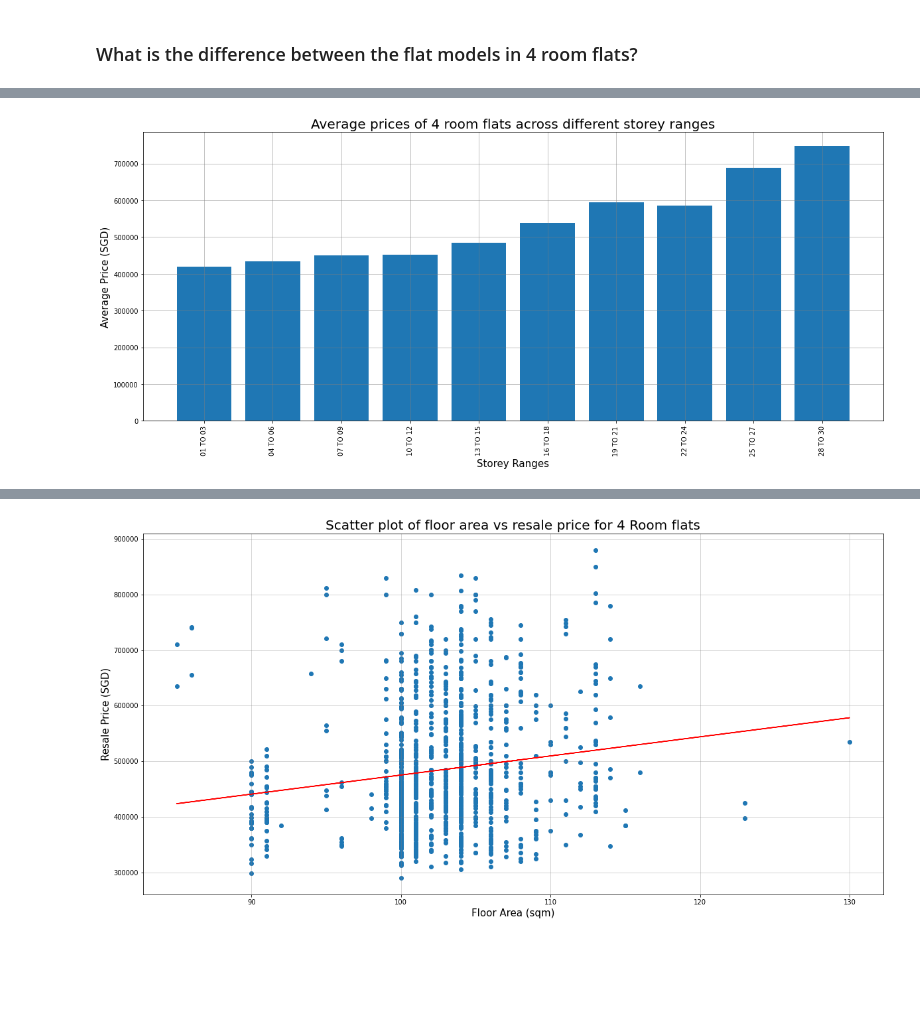
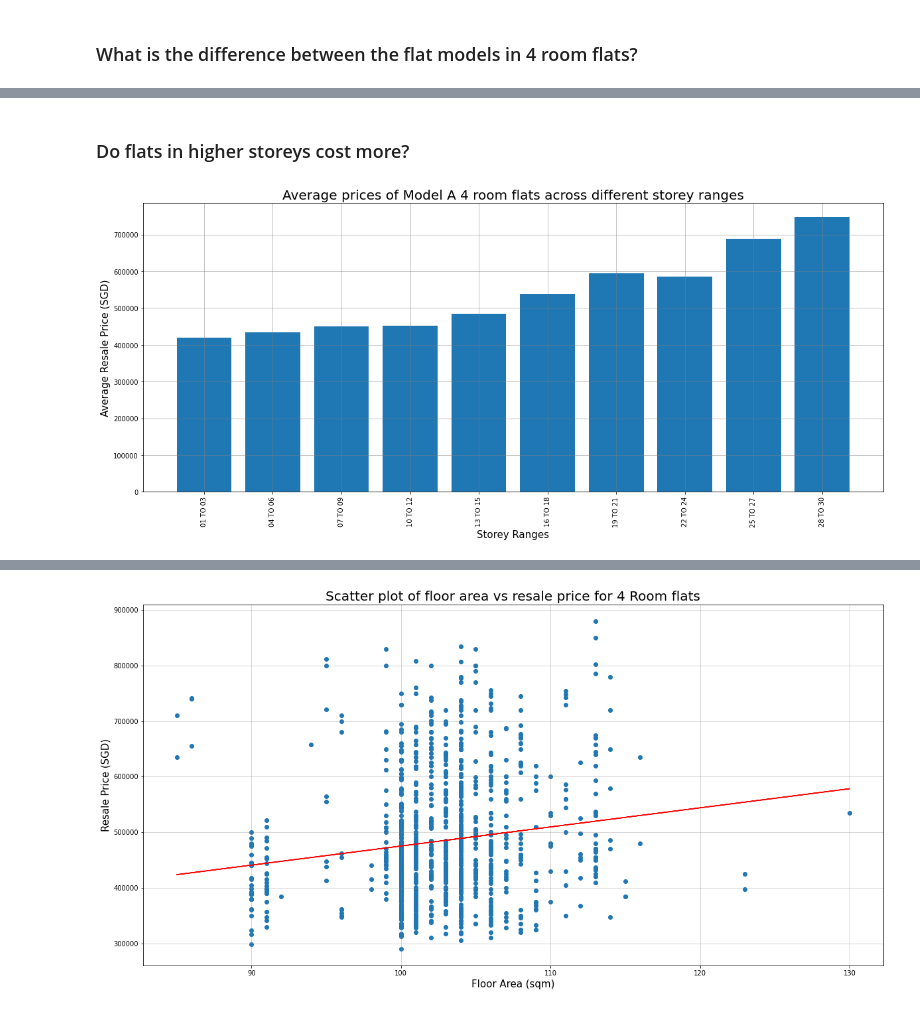
Before and after one commit to rajkaran27/PDS-CA1, a Jupyter notebook: Submission.ipynb, the cells around one changed output, grey strips where cells are left out. Cells and saved outputs as stored; diff of their text form; code cells hidden in the pictures; blank space fills up the shorter version.

```diff
--- a/Submission.ipynb
+++ b/Submission.ipynb
@@ -282,20 +319,21 @@ plt.show()
+# %% [markdown]
+### Do flats in higher storeys cost more?
 # %%
-# compare resale prices with story ranges
 room_4 = data_resale_flat_prices[(data_resale_flat_prices['flat_type'] == '4 ROOM') & (data_resale_flat_prices['lease_commence_date'] >= np.datetime64('1980'))& (data_resale_flat_prices['lease_commence_date'] <= np.datetime64('2000')) & (data_resale_flat_prices['flat_model']=='Model A')]
 storey_ranges = np.unique(room_4['storey_range'])
 
 average_price_storey = []
 
 for storey in storey_ranges:
     average_price_storey.append(np.mean(room_4[room_4['storey_range']==storey]['resale_price']))
 
 plt.figure(figsize=(20,8))
 plt.bar(storey_ranges,average_price_storey)
-plt.title("Average prices of 4 room flats across different storey ranges",fontsize=20)
+plt.title("Average prices of Model A 4 room flats across different storey ranges",fontsize=20)
 plt.xticks(rotation=90)
 plt.xlabel('Storey Ranges',fontsize=15)
-plt.ylabel('Average Price (SGD)',fontsize=15)
+plt.ylabel('Average Resale Price (SGD)',fontsize=15)
 plt.grid(color="gray",alpha=0.6)
 plt.show()
 # %% [output]
-[figure, old version]
+[figure, new version]
```
Also changed, not shown: parts of 11 cells of this notebook, 1 other file.
